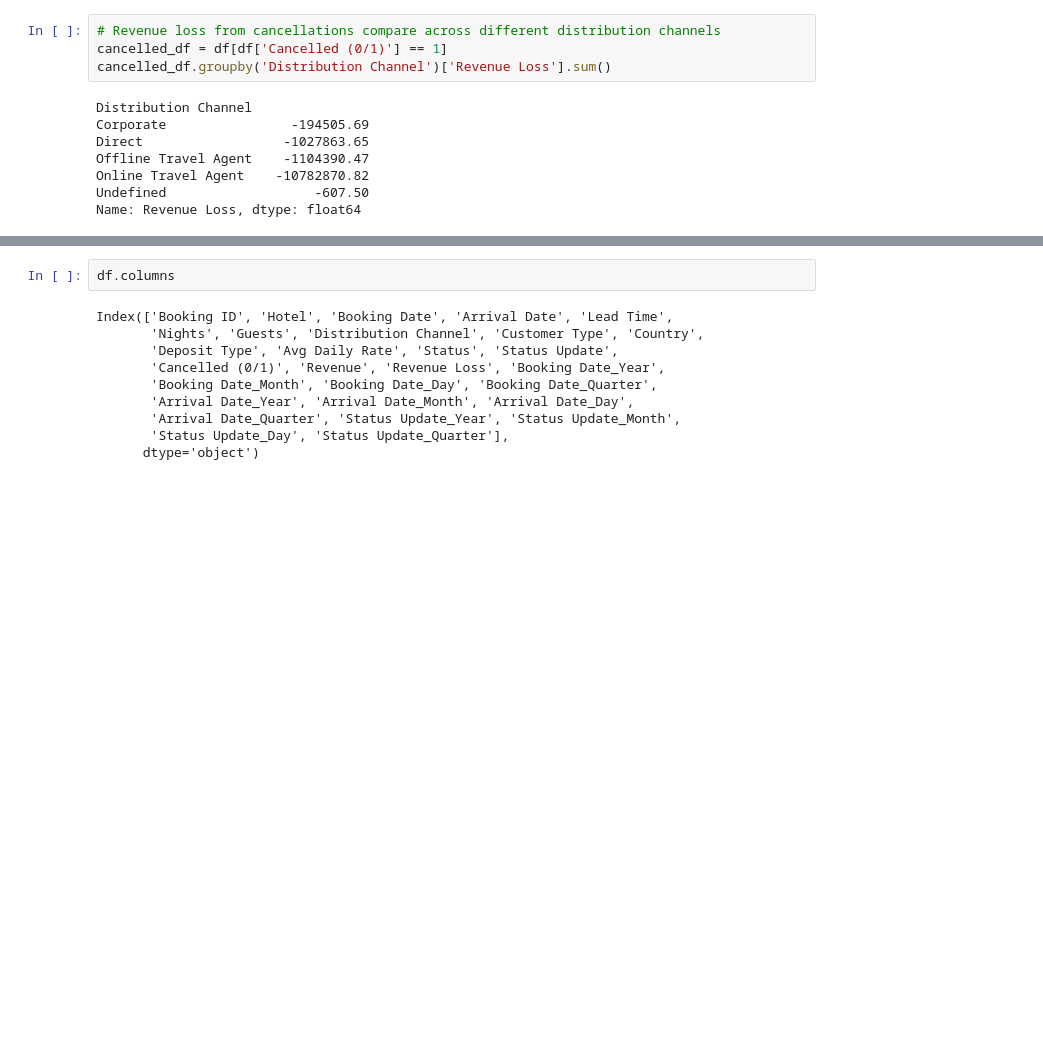
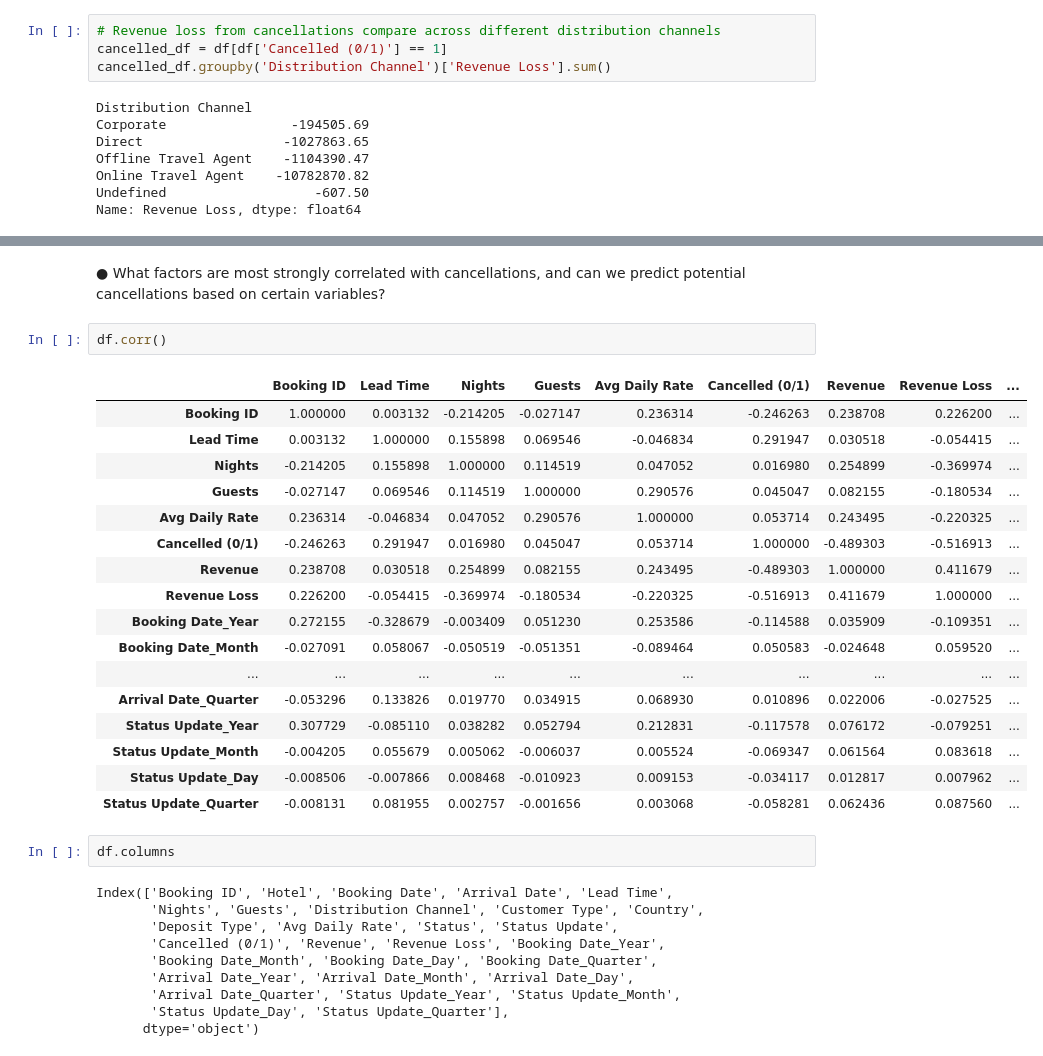
Before and after one commit to RheedWhan/SHG-analysis., a Jupyter notebook: Splendor_Hotel.ipynb, the cells around one changed output, grey strips where cells are left out. Drawn from its saved outputs; the diff is of its cells as text; blank space fills up the shorter version.

```diff
--- a/Splendor_Hotel.ipynb
+++ b/Splendor_Hotel.ipynb
@@ -747,3 +779,25 @@ Name: Revenue Loss, dtype: float64
+# %% [markdown]
+● What factors are most strongly correlated with cancellations, and can we predict potential cancellations based on certain variables?
+# %%
+df.corr()
+# %% [output]
+|  | Booking ID | Lead Time | Nights | Guests | Avg Daily Rate | Cancelled (0/1) | Revenue | Revenue Loss | ... |
+| Booking ID | 1.000000 | 0.003132 | -0.214205 | -0.027147 | 0.236314 | -0.246263 | 0.238708 | 0.226200 | ... |
+| Lead Time | 0.003132 | 1.000000 | 0.155898 | 0.069546 | -0.046834 | 0.291947 | 0.030518 | -0.054415 | ... |
+| Nights | -0.214205 | 0.155898 | 1.000000 | 0.114519 | 0.047052 | 0.016980 | 0.254899 | -0.369974 | ... |
+| Guests | -0.027147 | 0.069546 | 0.114519 | 1.000000 | 0.290576 | 0.045047 | 0.082155 | -0.180534 | ... |
+| Avg Daily Rate | 0.236314 | -0.046834 | 0.047052 | 0.290576 | 1.000000 | 0.053714 | 0.243495 | -0.220325 | ... |
+| Cancelled (0/1) | -0.246263 | 0.291947 | 0.016980 | 0.045047 | 0.053714 | 1.000000 | -0.489303 | -0.516913 | ... |
+| Revenue | 0.238708 | 0.030518 | 0.254899 | 0.082155 | 0.243495 | -0.489303 | 1.000000 | 0.411679 | ... |
+| Revenue Loss | 0.226200 | -0.054415 | -0.369974 | -0.180534 | -0.220325 | -0.516913 | 0.411679 | 1.000000 | ... |
+| Booking Date_Year | 0.272155 | -0.328679 | -0.003409 | 0.051230 | 0.253586 | -0.114588 | 0.035909 | -0.109351 | ... |
+| Booking Date_Month | -0.027091 | 0.058067 | -0.050519 | -0.051351 | -0.089464 | 0.050583 | -0.024648 | 0.059520 | ... |
+| ... | ... | ... | ... | ... | ... | ... | ... | ... | ... |
+| Arrival Date_Quarter | -0.053296 | 0.133826 | 0.019770 | 0.034915 | 0.068930 | 0.010896 | 0.022006 | -0.027525 | ... |
+| Status Update_Year | 0.307729 | -0.085110 | 0.038282 | 0.052794 | 0.212831 | -0.117578 | 0.076172 | -0.079251 | ... |
+| Status Update_Month | -0.004205 | 0.055679 | 0.005062 | -0.006037 | 0.005524 | -0.069347 | 0.061564 | 0.083618 | ... |
+| Status Update_Day | -0.008506 | -0.007866 | 0.008468 | -0.010923 | 0.009153 | -0.034117 | 0.012817 | 0.007962 | ... |
+| Status Update_Quarter | -0.008131 | 0.081955 | 0.002757 | -0.001656 | 0.003068 | -0.058281 | 0.062436 | 0.087560 | ... |
 # %%
 df.columns
 # %% [output]
```
Also changed, not shown: parts of 6 cells of this notebook.
